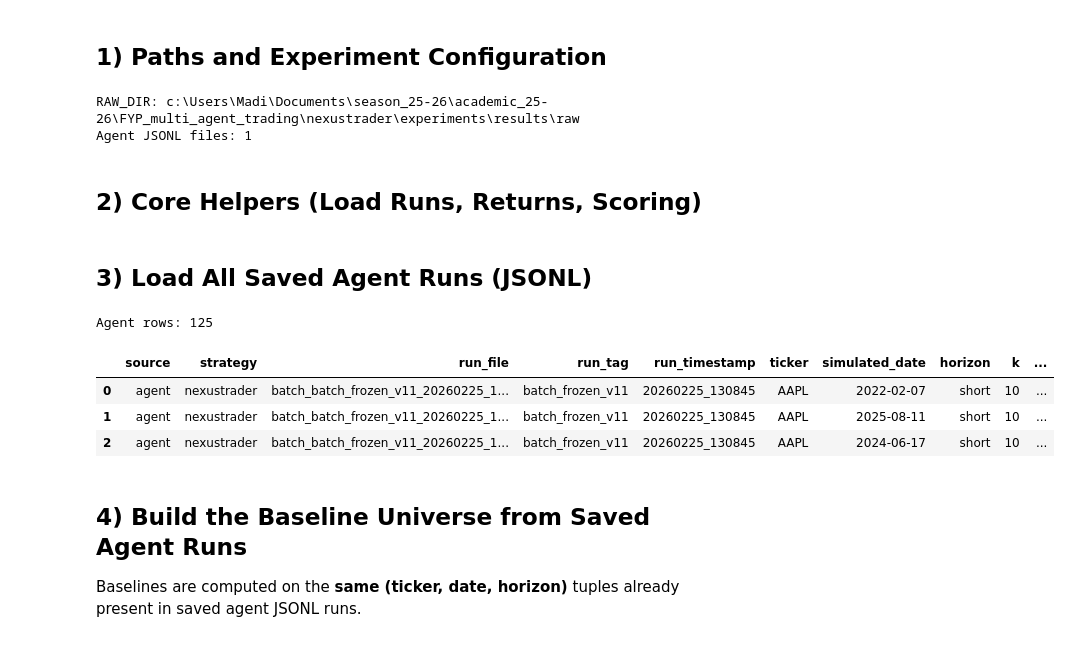
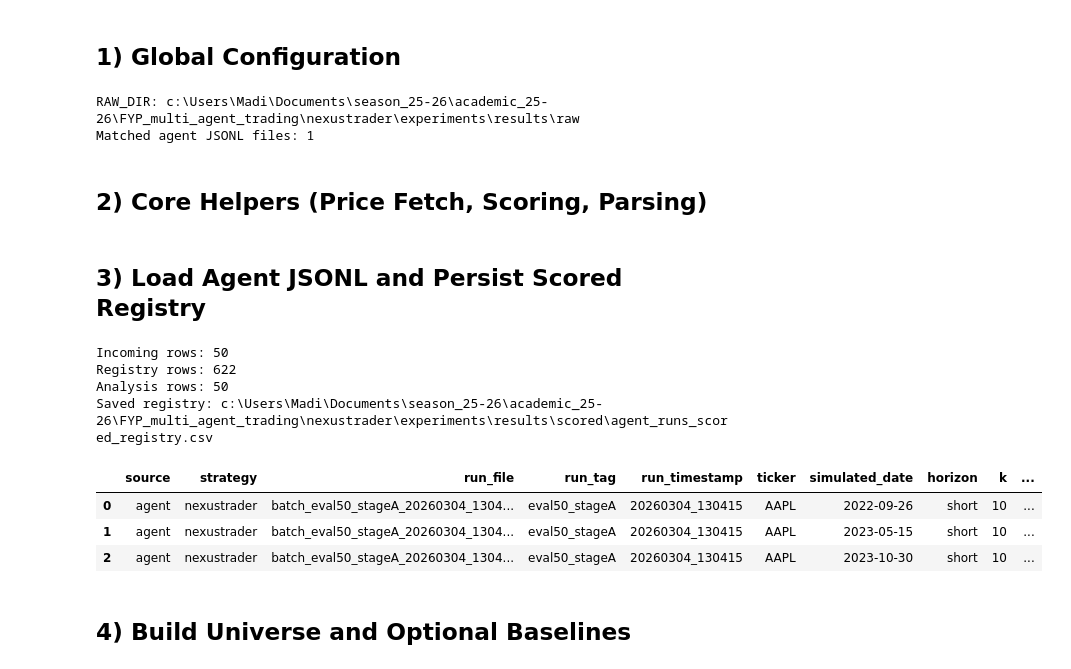
Before and after one commit to medex256/nexustrader, a Jupyter notebook: experiments/experiment_notebook_clean.ipynb, the cells around one changed output. Drawn from its saved outputs; the diff is of its cells as text; code cells hidden in the pictures.

```diff
--- a/experiments/experiment_notebook_clean.ipynb
+++ b/experiments/experiment_notebook_clean.ipynb
@@ -28,27 +30,33 @@ warnings.filterwarnings("ignore")
 plt.style.use("dark_background")
 pd.set_option("display.max_columns", 200)
 # %% [markdown]
-## 1) Paths and Experiment Configuration
+## 1) Global Configuration
 # %%
 ROOT = Path(r"c:\Users\Madi\Documents\season_25-26\academic_25-26\FYP_multi_agent_trading\nexustrader\experiments")
 RAW_DIR = ROOT / "results" / "raw"
 SCORED_DIR = ROOT / "results" / "scored"
 CHART_DIR = ROOT / "results" / "charts"
+REPORT_DIR = ROOT / "results" / "analysis_reports"
 
 SCORED_DIR.mkdir(parents=True, exist_ok=True)
 CHART_DIR.mkdir(parents=True, exist_ok=True)
+REPORT_DIR.mkdir(parents=True, exist_ok=True)
 
 HORIZON_MAP = {"short": 10, "medium": 21, "long": 126}
-HOLD_EPSILON = 0.025
+HOLD_EPSILON = 0.07
 RANDOM_SEED = 42
 
-AGENT_RUN_GLOB = "batch_batch_frozen_v11_20260225_130845.jsonl"
+# Use one file or a glob pattern like "batch_eval50_v1.5_*.jsonl"
+AGENT_RUN_GLOB = "batch_eval50_stageA_v3_20260304_153929.jsonl"
+
+# Baseline controls
+ENABLE_BASELINES = True
 
 print("RAW_DIR:", RAW_DIR)
-print("Agent JSONL files:", len(list(RAW_DIR.glob(AGENT_RUN_GLOB))))
+print("Matched agent JSONL files:", len(list(RAW_DIR.glob(AGENT_RUN_GLOB))))
 # %% [output]
 RAW_DIR: c:\Users\Madi\Documents\season_25-26\academic_25-26\FYP_multi_agent_trading\nexustrader\experiments\results\raw
-Agent JSONL files: 1
+Matched agent JSONL files: 1
 # %% [markdown]
-## 2) Core Helpers (Load Runs, Returns, Scoring)
+## 2) Core Helpers (Price Fetch, Scoring, Parsing)
 # %%
@@ -100,53 +128,77 @@ def parse_tag_and_timestamp(filename: str):
     tag = "_".join(parts[1:-2])
     return tag, ts
 # %% [markdown]
-## 3) Load All Saved Agent Runs (JSONL)
+## 3) Load Agent JSONL and Persist Scored Registry
 # %%
-def load_agent_runs(raw_dir: Path, pattern: str = AGENT_RUN_GLOB):
+def load_agent_runs(raw_dir: Path, pattern: str):
     rows = []
     for p in sorted(raw_dir.glob(pattern)):
-        tag, ts = parse_tag_and_timestamp(p.name)
+        run_tag, run_ts = parse_tag_and_timestamp(p.name)
         with p.open("r", encoding="utf-8") as f:
             for line in f:
                 line = line.strip()
                 if not line:
                     continue
                 obj = json.loads(line)
                 if "error" in obj:
                     continue
+
                 ticker = obj.get("ticker")
-                date = obj.get("simulated_date")
+                simulated_date = obj.get("simulated_date")
                 horizon = obj.get("horizon", "short")
                 k = HORIZON_MAP.get(horizon, 10)
                 action = extract_agent_action(obj)
-                ret = k_return(ticker, date, k)
+                ret = k_return(ticker, simulated_date, k)
+
                 rows.append({
                     "source": "agent",
                     "strategy": "nexustrader",
                     "run_file": p.name,
-                    "run_tag": tag,
-                    "run_timestamp": ts,
+                    "run_tag": run_tag,
+                    "run_timestamp": run_ts,
                     "ticker": ticker,
-                    "simulated_date": date,
+                    "simulated_date": simulated_date,
                     "horizon": horizon,
-                    "k": k,
+                    "k": int(k),
                     "action": action,
                     "k_return": ret,
                     "correct": directional_correct(action, ret),
+                    "true_label": true_direction_label(ret),
+                    "confidence_band": extract_confidence_band(obj),
                 })
+
     return pd.DataFrame(rows)
 
-agent_df = load_agent_runs(RAW_DIR)
-print("Agent rows:", len(agent_df))
-display(agent_df.head(3))
+AGENT_REGISTRY_PATH = SCORED_DIR / "agent_runs_scored_registry.csv"
+incoming_agent_df = load_agent_runs(RAW_DIR, AGENT_RUN_GLOB)
+
+if AGENT_REGISTRY_PATH.exists():
+    agent_registry_df = pd.read_csv(AGENT_REGISTRY_PATH)
+else:
+    agent_registry_df = pd.DataFrame(columns=incoming_agent_df.columns)
+
+if not incoming_agent_df.empty:
+    agent_registry_df = pd.concat([agent_registry_df, incoming_agent_df], ignore_index=True)
+    key_cols = ["run_file", "ticker", "simulated_date", "horizon", "k", "action"]
+    agent_registry_df = agent_registry_df.drop_duplicates(subset=key_cols, keep="last").reset_index(drop=True)
+    agent_registry_df.to_csv(AGENT_REGISTRY_PATH, index=False)
+
+analysis_agent_df = incoming_agent_df.copy() if not incoming_agent_df.empty else agent_registry_df.copy()
+
+print("Incoming rows:", len(incoming_agent_df))
+print("Registry rows:", len(agent_registry_df))
+print("Analysis rows:", len(analysis_agent_df))
+print("Saved registry:", AGENT_REGISTRY_PATH)
+display(analysis_agent_df.head(3))
 # %% [output]
-Agent rows: 125
+Incoming rows: 50
+Registry rows: 622
+Analysis rows: 50
+Saved registry: c:\Users\Madi\Documents\season_25-26\academic_25-26\FYP_multi_agent_trading\nexustrader\experiments\results\scored\agent_runs_scored_registry.csv
 |  | source | strategy | run_file | run_tag | run_timestamp | ticker | simulated_date | horizon | k | ... |
-| 0 | agent | nexustrader | batch_batch_frozen_v11_20260225_1... | batch_frozen_v11 | 20260225_130845 | AAPL | 2022-02-07 | short | 10 | ... |
-| 1 | agent | nexustrader | batch_batch_frozen_v11_20260225_1... | batch_frozen_v11 | 20260225_130845 | AAPL | 2025-08-11 | short | 10 | ... |
-| 2 | agent | nexustrader | batch_batch_frozen_v11_20260225_1... | batch_frozen_v11 | 20260225_130845 | AAPL | 2024-06-17 | short | 10 | ... |
+| 0 | agent | nexustrader | batch_eval50_stageA_20260304_1304... | eval50_stageA | 20260304_130415 | AAPL | 2022-09-26 | short | 10 | ... |
+| 1 | agent | nexustrader | batch_eval50_stageA_20260304_1304... | eval50_stageA | 20260304_130415 | AAPL | 2023-05-15 | short | 10 | ... |
+| 2 | agent | nexustrader | batch_eval50_stageA_20260304_1304... | eval50_stageA | 20260304_130415 | AAPL | 2023-10-30 | short | 10 | ... |
 # %% [markdown]
-## 4) Build the Baseline Universe from Saved Agent Runs
-
-Baselines are computed on the **same (ticker, date, horizon)** tuples already present in saved agent JSONL runs.
+## 4) Build Universe and Optional Baselines
 # %%
```
Also changed, not shown: parts of 26 cells of this notebook, 42 other files.
